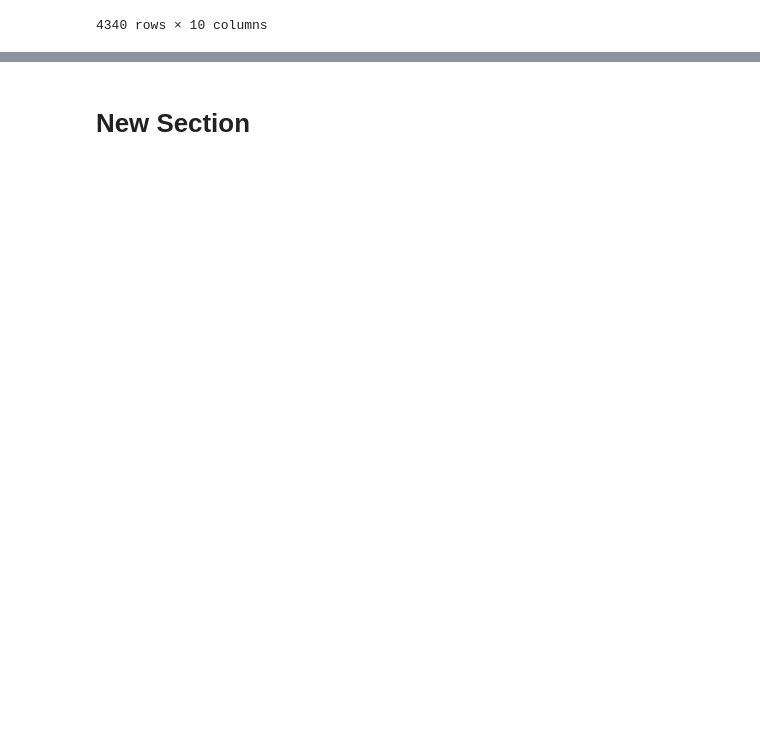
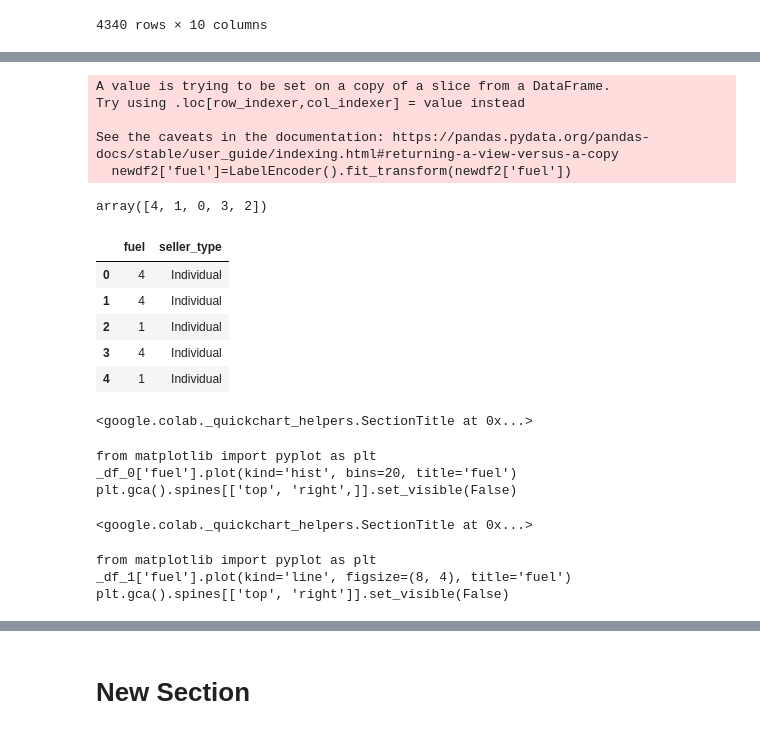
Before and after one commit to sujataprasad01/ML-Price-Prediction-of-Used-Cars-Decision-Tree-, a Jupyter notebook: Decision_Tree_Regression_(Price_Prediction_of_Used_Cars).ipynb, the cells around one changed output, grey strips where cells are left out. Cells and saved outputs as stored; diff of their text form; code cells hidden in the pictures; blank space fills up the shorter version.

```diff
--- a/Decision_Tree_Regression_(Price_Prediction_of_Used_Cars).ipynb
+++ b/Decision_Tree_Regression_(Price_Prediction_of_Used_Cars).ipynb
@@ -262,0 +287,29 @@ newdf2=newdf.fuel
+# %%
+newdf2['fuel']=LabelEncoder().fit_transform(newdf2['fuel'])
+# %% [output]
+A value is trying to be set on a copy of a slice from a DataFrame.
+Try using .loc[row_indexer,col_indexer] = value instead
+
+See the caveats in the documentation: https://pandas.pydata.org/pandas-docs/stable/user_guide/indexing.html#returning-a-view-versus-a-copy
+  newdf2['fuel']=LabelEncoder().fit_transform(newdf2['fuel'])
+# %%
+newdf2['fuel'].unique()
+# %% [output]
+array([4, 1, 0, 3, 2])
+# %%
+newdf2.head()
+# %% [output]
+|  | fuel | seller_type |
+| 0 | 4 | Individual |
+| 1 | 4 | Individual |
+| 2 | 1 | Individual |
+| 3 | 4 | Individual |
+| 4 | 1 | Individual |
+<google.colab._quickchart_helpers.SectionTitle at 0x...>
+from matplotlib import pyplot as plt
+_df_0['fuel'].plot(kind='hist', bins=20, title='fuel')
+plt.gca().spines[['top', 'right',]].set_visible(False)
+<google.colab._quickchart_helpers.SectionTitle at 0x...>
+from matplotlib import pyplot as plt
+_df_1['fuel'].plot(kind='line', figsize=(8, 4), title='fuel')
+plt.gca().spines[['top', 'right']].set_visible(False)
```
Also changed, not shown: parts of 13 cells of this notebook.
